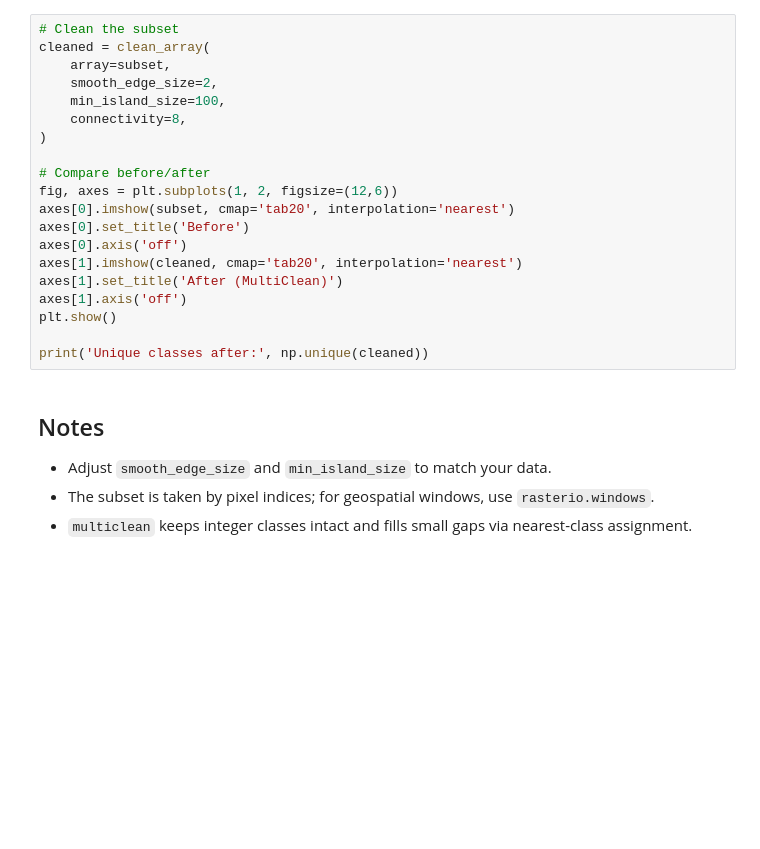
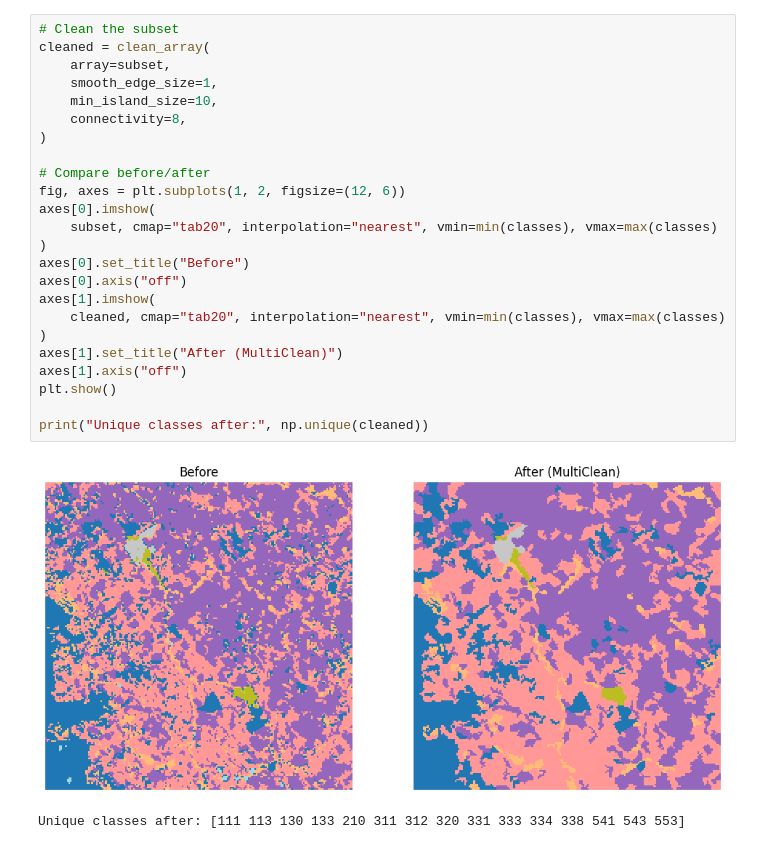
Before and after one commit to DPIRD-DMA/MultiClean, a Jupyter notebook: notebooks/NLUM Colab example.ipynb, the cells around one changed output. Cells and saved outputs as stored; diff of their text form; blank space fills up the shorter version.

Commit message:
Colab example clean up

```diff
--- a/notebooks/NLUM Colab example.ipynb
+++ b/notebooks/NLUM Colab example.ipynb
@@ -79,25 +95,27 @@ print('Unique classes in subset:', np.unique(subset))
 # %%
 # Clean the subset
 cleaned = clean_array(
     array=subset,
-    smooth_edge_size=2,
-    min_island_size=100,
+    smooth_edge_size=1,
+    min_island_size=10,
     connectivity=8,
 )
 
 # Compare before/after
-fig, axes = plt.subplots(1, 2, figsize=(12,6))
-axes[0].imshow(subset, cmap='tab20', interpolation='nearest')
-axes[0].set_title('Before')
-axes[0].axis('off')
-axes[1].imshow(cleaned, cmap='tab20', interpolation='nearest')
-axes[1].set_title('After (MultiClean)')
-axes[1].axis('off')
+fig, axes = plt.subplots(1, 2, figsize=(12, 6))
+axes[0].imshow(
+    subset, cmap="tab20", interpolation="nearest", vmin=min(classes), vmax=max(classes)
+)
+axes[0].set_title("Before")
+axes[0].axis("off")
+axes[1].imshow(
+    cleaned, cmap="tab20", interpolation="nearest", vmin=min(classes), vmax=max(classes)
+)
+axes[1].set_title("After (MultiClean)")
+axes[1].axis("off")
 plt.show()
 
-print('Unique classes after:', np.unique(cleaned))
+print("Unique classes after:", np.unique(cleaned))
+# %% [output]
+[figure, added]
+Unique classes after: [111 113 130 133 210 311 312 320 331 333 334 338 541 543 553]
-# %% [markdown]
-## Notes
-- Adjust `smooth_edge_size` and `min_island_size` to match your data.
-- The subset is taken by pixel indices; for geospatial windows, use `rasterio.windows`.
-- `multiclean` keeps integer classes intact and fills small gaps via nearest-class assignment.
```
Also changed, not shown: parts of 6 cells of this notebook.
